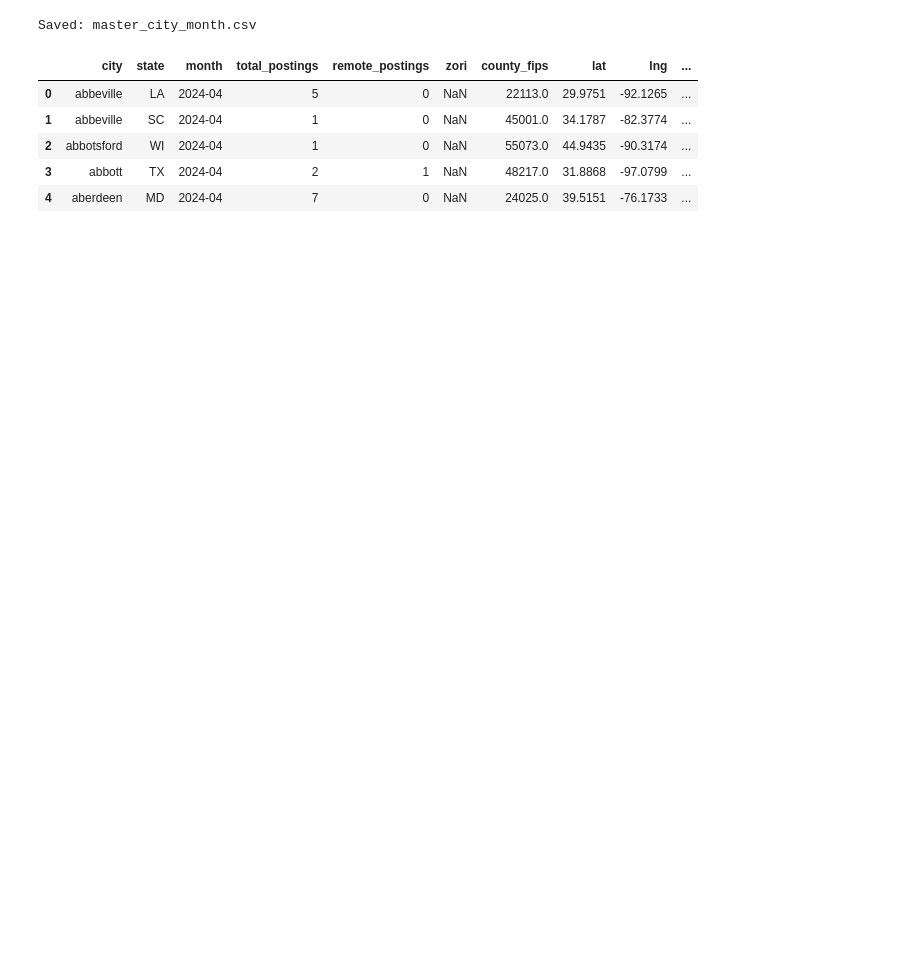
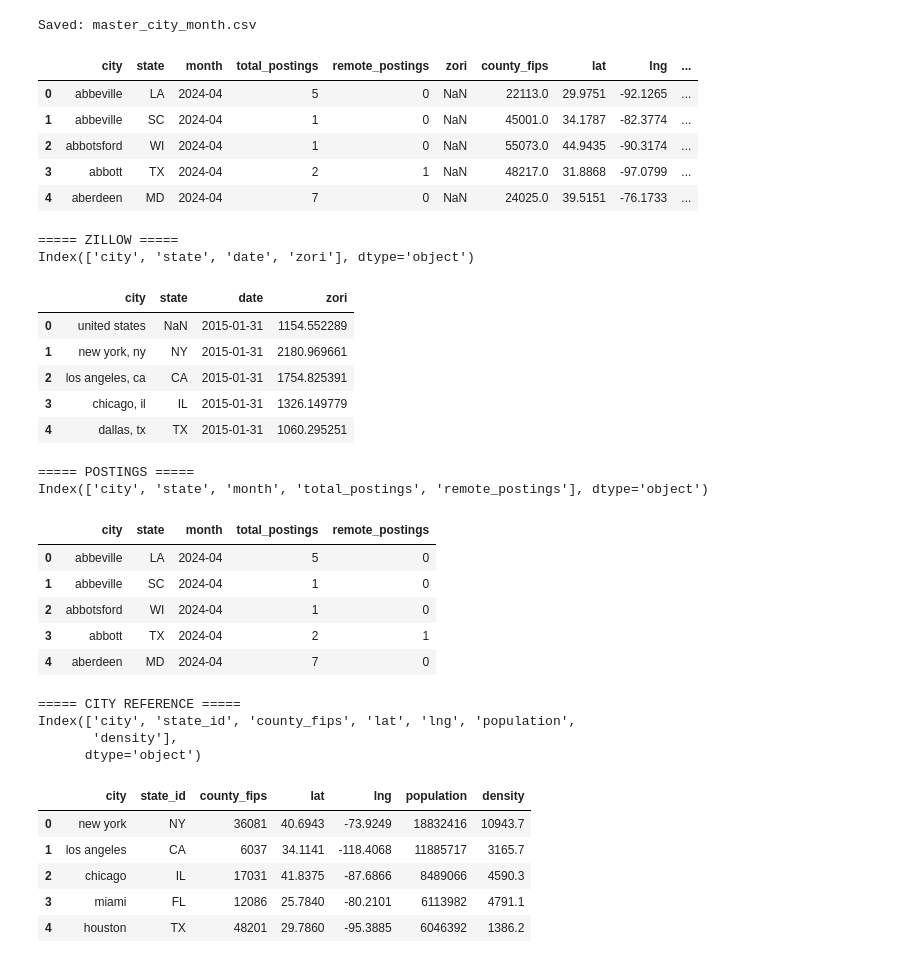
Before and after one commit to Ronilmuchandi/economics-of-remote-work-city-opportunity, a Jupyter notebook: notebooks/03a_city_reference_clean.ipynb, the cells around one changed output. Saved outputs shown, nothing was run; the diff lists cells and outputs as text; code cells hidden in the pictures; blank space fills up the shorter version.

```diff
--- a/notebooks/03a_city_reference_clean.ipynb
+++ b/notebooks/03a_city_reference_clean.ipynb
@@ -263,3 +273,53 @@ pd.read_csv("/content/drive/MyDrive/master_city_month.csv").head()
 | 2 | abbotsford | WI | 2024-04 | 1 | 0 | NaN | 55073.0 | 44.9435 | -90.3174 | ... |
 | 3 | abbott | TX | 2024-04 | 2 | 1 | NaN | 48217.0 | 31.8868 | -97.0799 | ... |
 | 4 | aberdeen | MD | 2024-04 | 7 | 0 | NaN | 24025.0 | 39.5151 | -76.1733 | ... |
+# %%
+# ================================
+# CHECK DATASETS: COLUMNS + SAMPLES
+# ================================
+
+import pandas as pd
+
+# Reload cleanly (important)
+cities = pd.read_csv("/content/drive/MyDrive/city_reference_clean.csv")
+zillow = pd.read_csv("/content/drive/MyDrive/zillow_clean_long.csv")
+posts  = pd.read_csv("/content/drive/MyDrive/postings_city_month.csv")
+
+print("\n===== ZILLOW =====")
+print(zillow.columns)
+display(zillow.head(5))
+
+print("\n===== POSTINGS =====")
+print(posts.columns)
+display(posts.head(5))
+
+print("\n===== CITY REFERENCE =====")
+print(cities.columns)
+display(cities.head(5))
+# %% [output]
+===== ZILLOW =====
+Index(['city', 'state', 'date', 'zori'], dtype='object')
+|  | city | state | date | zori |
+| 0 | united states | NaN | 2015-01-31 | 1154.552289 |
+| 1 | new york, ny | NY | 2015-01-31 | 2180.969661 |
+| 2 | los angeles, ca | CA | 2015-01-31 | 1754.825391 |
+| 3 | chicago, il | IL | 2015-01-31 | 1326.149779 |
+| 4 | dallas, tx | TX | 2015-01-31 | 1060.295251 |
+===== POSTINGS =====
+Index(['city', 'state', 'month', 'total_postings', 'remote_postings'], dtype='object')
+|  | city | state | month | total_postings | remote_postings |
+| 0 | abbeville | LA | 2024-04 | 5 | 0 |
+| 1 | abbeville | SC | 2024-04 | 1 | 0 |
+| 2 | abbotsford | WI | 2024-04 | 1 | 0 |
+| 3 | abbott | TX | 2024-04 | 2 | 1 |
+| 4 | aberdeen | MD | 2024-04 | 7 | 0 |
+===== CITY REFERENCE =====
+Index(['city', 'state_id', 'county_fips', 'lat', 'lng', 'population',
+       'density'],
+      dtype='object')
+|  | city | state_id | county_fips | lat | lng | population | density |
+| 0 | new york | NY | 36081 | 40.6943 | -73.9249 | 18832416 | 10943.7 |
+| 1 | los angeles | CA | 6037 | 34.1141 | -118.4068 | 11885717 | 3165.7 |
+| 2 | chicago | IL | 17031 | 41.8375 | -87.6866 | 8489066 | 4590.3 |
+| 3 | miami | FL | 12086 | 25.7840 | -80.2101 | 6113982 | 4791.1 |
+| 4 | houston | TX | 48201 | 29.7860 | -95.3885 | 6046392 | 1386.2 |
```
Also changed, not shown: parts of 1 cell of this notebook.
